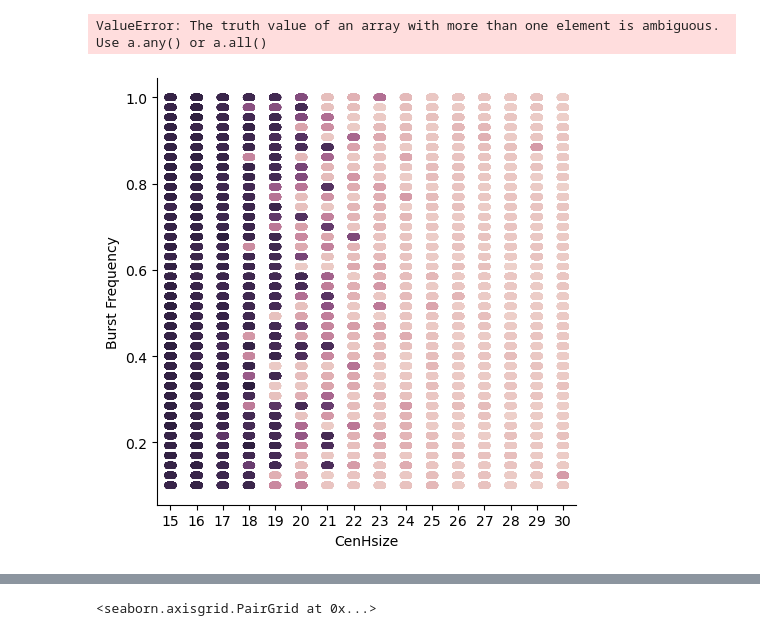
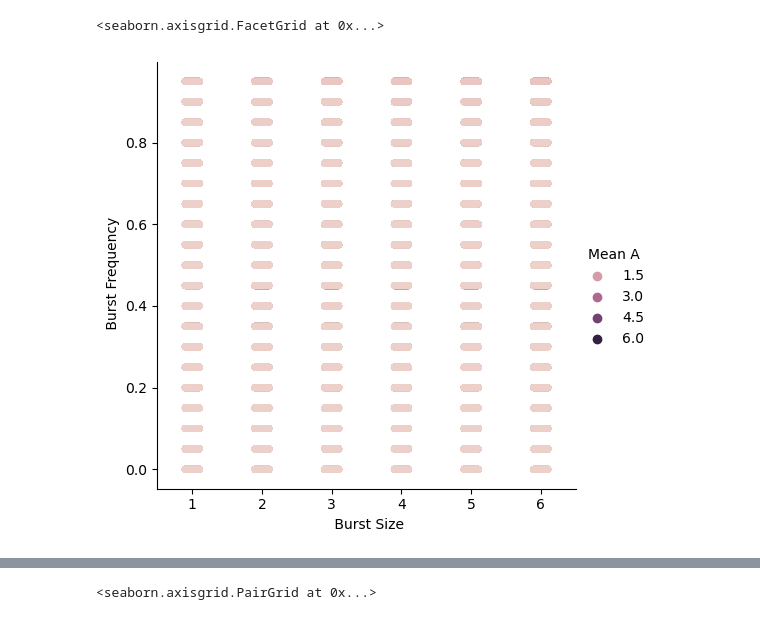
Before and after one commit to Adrien-Berard/InternshipKU, a Jupyter notebook: ModellingChromatine/read_scan_cenH.ipynb, the cells around one changed output, grey strips where cells are left out. Cells and saved outputs as stored; diff of their text form; code cells hidden in the pictures.

```diff
--- a/ModellingChromatine/read_scan_cenH.ipynb
+++ b/ModellingChromatine/read_scan_cenH.ipynb
@@ -5,7 +5,7 @@ import seaborn as sns
 import numpy as np
 
 # Assuming you have a CSV file with the data, replace 'your_csv_file.csv' with your actual CSV file name.
-csv_filename = 'ScanCenHV2BurstFBurstSizePolyProbaMovement.csv'
+csv_filename = 'ScanCenHBURSTorNOBURSTfullcsvWriting.csv'
 df = pd.read_csv(csv_filename)
-df
+df.columns.values.tolist()
 # %% [output]
@@ -13,14 +18,18 @@ FileNotFoundError: [Errno 2] No such file or directory: 'ScanCenHV2BurstFBurstSi
 # %%
-# Calculate mean and std for every 500 rows
+# Calculate mean and std for every 1000 rows
 means = []
 stds = []
 
-for i in range(0, len(df), 500):
-    subset = df.iloc[i:i+500]
-    mean_A = subset['A in gene'].mean()
-    std_A = subset['A in gene'].std()
+for i in range(0, len(df), 1000):
+    subset = df.iloc[i:i+1000]
+    mean_A = subset[' Count A'].mean()
+    std_A = subset[' Count A'].std()
     means.append(mean_A)
     stds.append(std_A)
 # %%
-means = np.array(means).repeat(500)
-stds = np.array(stds).repeat(500)
+means = np.array(means).repeat(1000)
+stds = np.array(stds).repeat(1000)
+# %%
+df['Mean A'] = means
+df['Std A'] = stds
+df.head()
@@ -27,5 +43,5 @@ stds = np.array(stds).repeat(500)
 # %%
-sns.catplot(data = df, x = "CenHsize",y="Burst Frequency",hue = means, errorbar = stds)
+sns.catplot(data = df, x = " Burst Size",y=" Burst Frequency",hue = "Mean A", errorbar = "Std A")
 # %% [output]
-ValueError: The truth value of an array with more than one element is ambiguous. Use a.any() or a.all()
+<seaborn.axisgrid.FacetGrid at 0x...>
-[figure, old version]
+[figure, new version]
```
Also changed, not shown: parts of 10 cells of this notebook, 7 other files.
